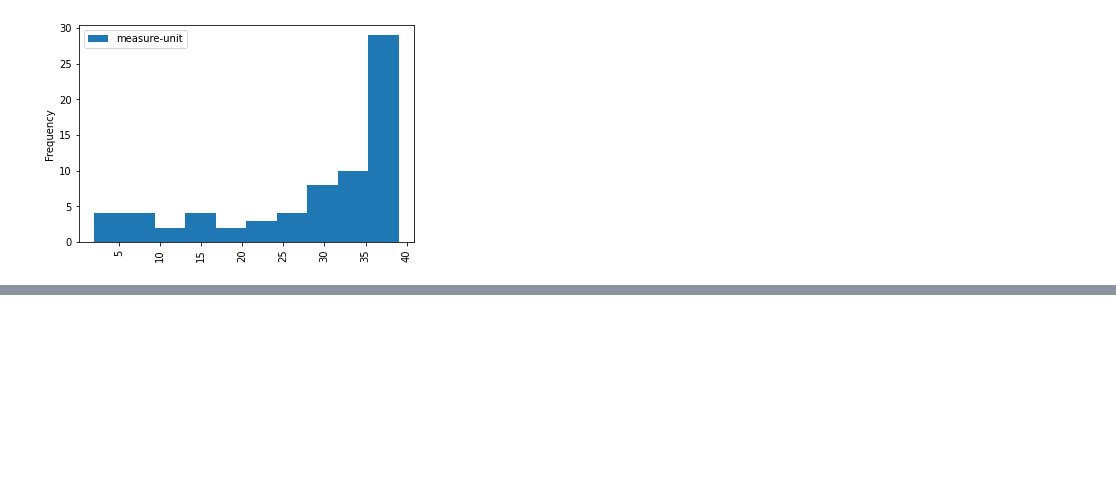
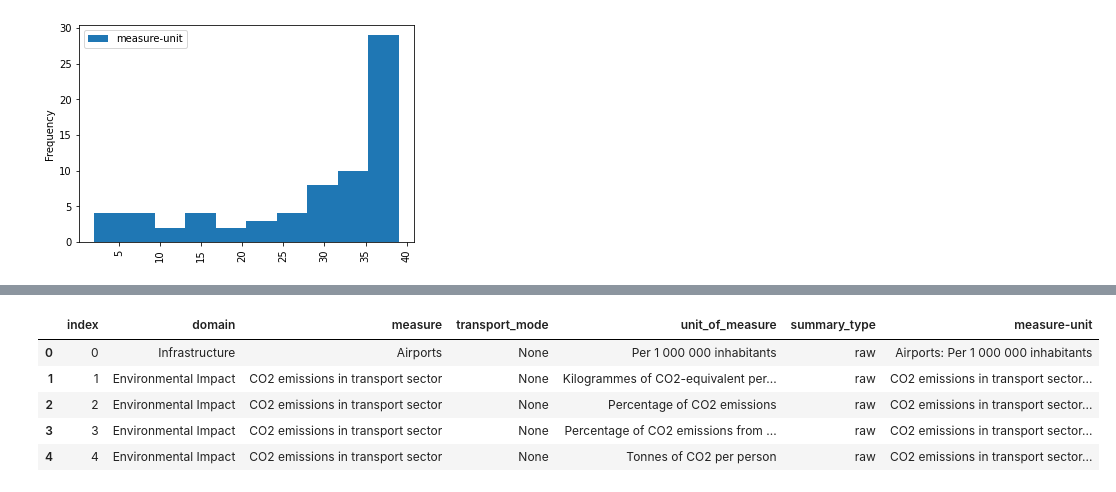
Before and after one commit to ayeachuri/transport_investment_analytics, a Jupyter notebook: OECD Transport Analysis.ipynb, the cells around one changed output, grey strips where cells are left out. Saved outputs shown, nothing was run; the diff lists cells and outputs as text; code cells hidden in the pictures; blank space fills up the shorter version.

Commit message:
Refactoring the code for readability and tidiness

```diff
--- a/OECD Transport Analysis.ipynb
+++ b/OECD Transport Analysis.ipynb
@@ -432 +706,96 @@ The number of countries included is:  43
+# %%
+### Block 2.9 - Data Preparation - Measure Metadata Extraction ###
+
+# Now that we have our transformed and filtered measure-units, we should create
+# metadata to help organize and categorize them for future analysis.
+
+# This could have been done earlier when combining the measure and unit of measure
+#   into one column, but for now we use regex to split them based on the delimiters
+#   previously used in combining (e.g. colon ':' after Measure)
+
+import re
+
+# Function to parse measure-unit strings
+def parse_measure_unit(measure_unit):
+    # Extract summary type
+    parts = measure_unit.split('_')
+    summary_type = parts[1] if len(parts) > 1 else 'raw'
+
+    # Check if transport mode exists
+    transport_mode_match = re.search(r'(\\w+) \\(([^)]+)\\)', measure_unit)
+
+    if transport_mode_match:
+        measure = transport_mode_match.group(1)
+        transport_mode = transport_mode_match.group(2)
+
+        # Extract unit of measure
+        colon_parts = measure_unit.split(': ', 1)
+        unit_of_measure = colon_parts[1].split('_')[0] if len(colon_parts) > 1 else ""
+    else:
+        # No transport mode
+        colon_parts = measure_unit.split(': ', 1)
+        measure = colon_parts[0]
+        transport_mode = None
+        unit_of_measure = colon_parts[1].split('_')[0] if len(colon_parts) > 1 else ""
+
+    # Determine domain based on measure
+    if measure in ['Airports', 'Transport infrastructure']:
+        domain = 'Infrastructure'
+    elif measure in ['Investment', 'Maintenance']:
+        domain = 'Infrastructure Investment'
+    elif measure in ['CO2 emissions in transport sector', 'Fuel deliveries to the road sector']:
+        domain = 'Environmental Impact'
+    elif measure in ['Employment in the transport sector', 'Value added by the transport sector'] or 'expenditure' in measure_unit.lower():
+        domain = 'Economic Measures'
+    elif measure == 'Fatalities':
+        domain = 'Safety & Social Impacts'
+    elif measure in ['Freight transport', 'Passenger transport', 'Traffic', 'Vehicle distance travelled', 'National traffic', 'International traffic']:
+        domain = 'Transportation Activity'
+    elif measure in ['Density', 'First registrations']:
+        domain = 'Transportation Infrastructure'
+    else:
+        domain = 'Other'
+
+    return {
+        'domain': domain,
+        'measure': measure,
+        'transport_mode': transport_mode,
+        'unit_of_measure': unit_of_measure,
+        'summary_type': summary_type,
+        'measure-unit': measure_unit
+    }
+
+# Get all measure-units from our wide format dataframe
+measure_units = []
+for col in wideHighInfoCountriesDF.columns:
+    if col.endswith('_pred2000') or col.endswith('_slope'):
+        base_measure_unit = col.rsplit('_', 1)[0]
+        if base_measure_unit not in measure_units:
+            measure_units.append(base_measure_unit)
+
+# Create metadata entries for each measure
+rows = []
+for i, mu in enumerate(measure_units):
+    parsed = parse_measure_unit(mu)
+    parsed['index'] = i
+    rows.append(parsed)
+
+# Create the metadata dataframe
+measureMetadataDF = pd.DataFrame(rows)
+
+# Reorder columns for readability
+measureMetadataDF = measureMetadataDF[['index', 'domain', 'measure', 'transport_mode', 'unit_of_measure', 'summary_type', 'measure-unit']]
+
+# Save the metadata for future reference
+measureMetadataDF.to_csv('transport_measure_metadata.csv')
+
+# Preview the metadata
+measureMetadataDF.head()
+# %% [output]
+|  | index | domain | measure | transport_mode | unit_of_measure | summary_type | measure-unit |
+| 0 | 0 | Infrastructure | Airports | None | Per 1 000 000 inhabitants | raw | Airports: Per 1 000 000 inhabitants |
+| 1 | 1 | Environmental Impact | CO2 emissions in transport sector | None | Kilogrammes of CO2-equivalent per... | raw | CO2 emissions in transport sector... |
+| 2 | 2 | Environmental Impact | CO2 emissions in transport sector | None | Percentage of CO2 emissions | raw | CO2 emissions in transport sector... |
+| 3 | 3 | Environmental Impact | CO2 emissions in transport sector | None | Percentage of CO2 emissions from ... | raw | CO2 emissions in transport sector... |
+| 4 | 4 | Environmental Impact | CO2 emissions in transport sector | None | Tonnes of CO2 per person | raw | CO2 emissions in transport sector... |
 # %%
```
Also changed, not shown: parts of 14 cells of this notebook, 3 other files.
